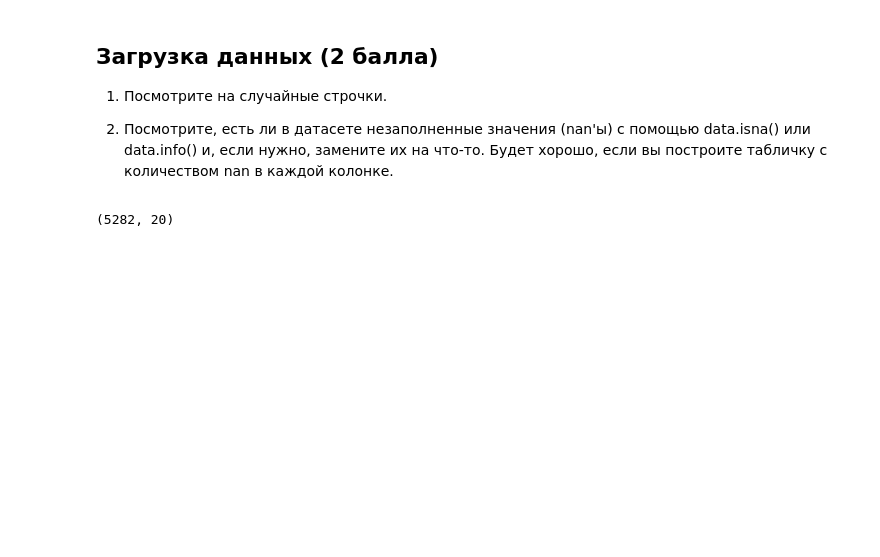
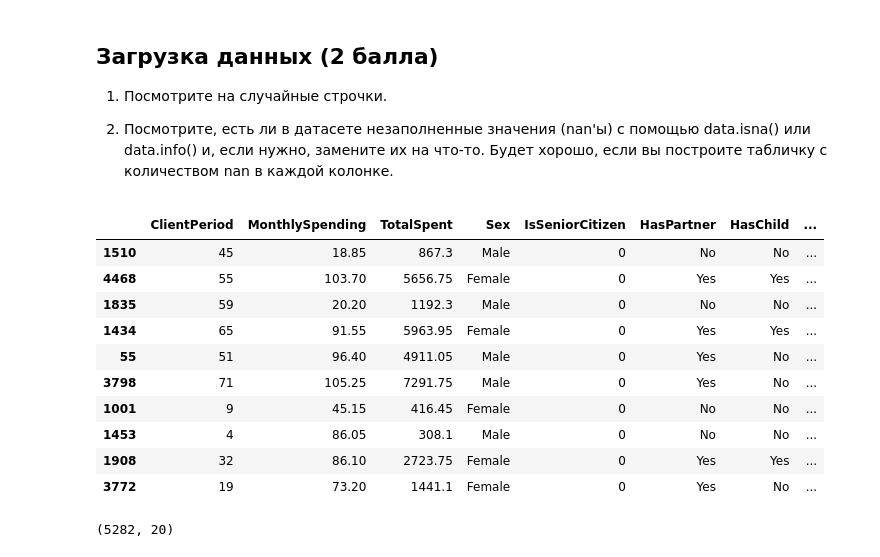
Before and after one commit to glaurungh/dls-course, a Jupyter notebook: baseline.ipynb, the cells around one changed output. Saved outputs shown, nothing was run; the diff lists cells and outputs as text; code cells hidden in the pictures; blank space fills up the shorter version.

```diff
--- a/baseline.ipynb
+++ b/baseline.ipynb
@@ -66,6 +67,23 @@ import seaborn as sns; sns.set()
 2) Посмотрите, есть ли в датасете незаполненные значения (nan'ы) с помощью data.isna() или data.info() и, если нужно, замените их на что-то. Будет хорошо, если вы построите табличку с количеством nan в каждой колонке.
 # %%
 data = pd.read_csv('./train.csv')
+# %%
+# 1) Посмотрите на случайные строчки.
+data.head()
+random_ids=[random.randint(0,len(data)) for i in range(10)]
+data.iloc[random_ids]
+# %% [output]
+|  | ClientPeriod | MonthlySpending | TotalSpent | Sex | IsSeniorCitizen | HasPartner | HasChild | ... |
+| 1510 | 45 | 18.85 | 867.3 | Male | 0 | No | No | ... |
+| 4468 | 55 | 103.70 | 5656.75 | Female | 0 | Yes | Yes | ... |
+| 1835 | 59 | 20.20 | 1192.3 | Male | 0 | No | No | ... |
+| 1434 | 65 | 91.55 | 5963.95 | Female | 0 | Yes | Yes | ... |
+| 55 | 51 | 96.40 | 4911.05 | Male | 0 | Yes | No | ... |
+| 3798 | 71 | 105.25 | 7291.75 | Male | 0 | Yes | No | ... |
+| 1001 | 9 | 45.15 | 416.45 | Female | 0 | No | No | ... |
+| 1453 | 4 | 86.05 | 308.1 | Male | 0 | No | No | ... |
+| 1908 | 32 | 86.10 | 2723.75 | Female | 0 | Yes | Yes | ... |
+| 3772 | 19 | 73.20 | 1441.1 | Female | 0 | Yes | No | ... |
 # %%
 # Для вашего удобства списки с именами разных колонок
 
```
Also changed, not shown: parts of 25 cells of this notebook.
